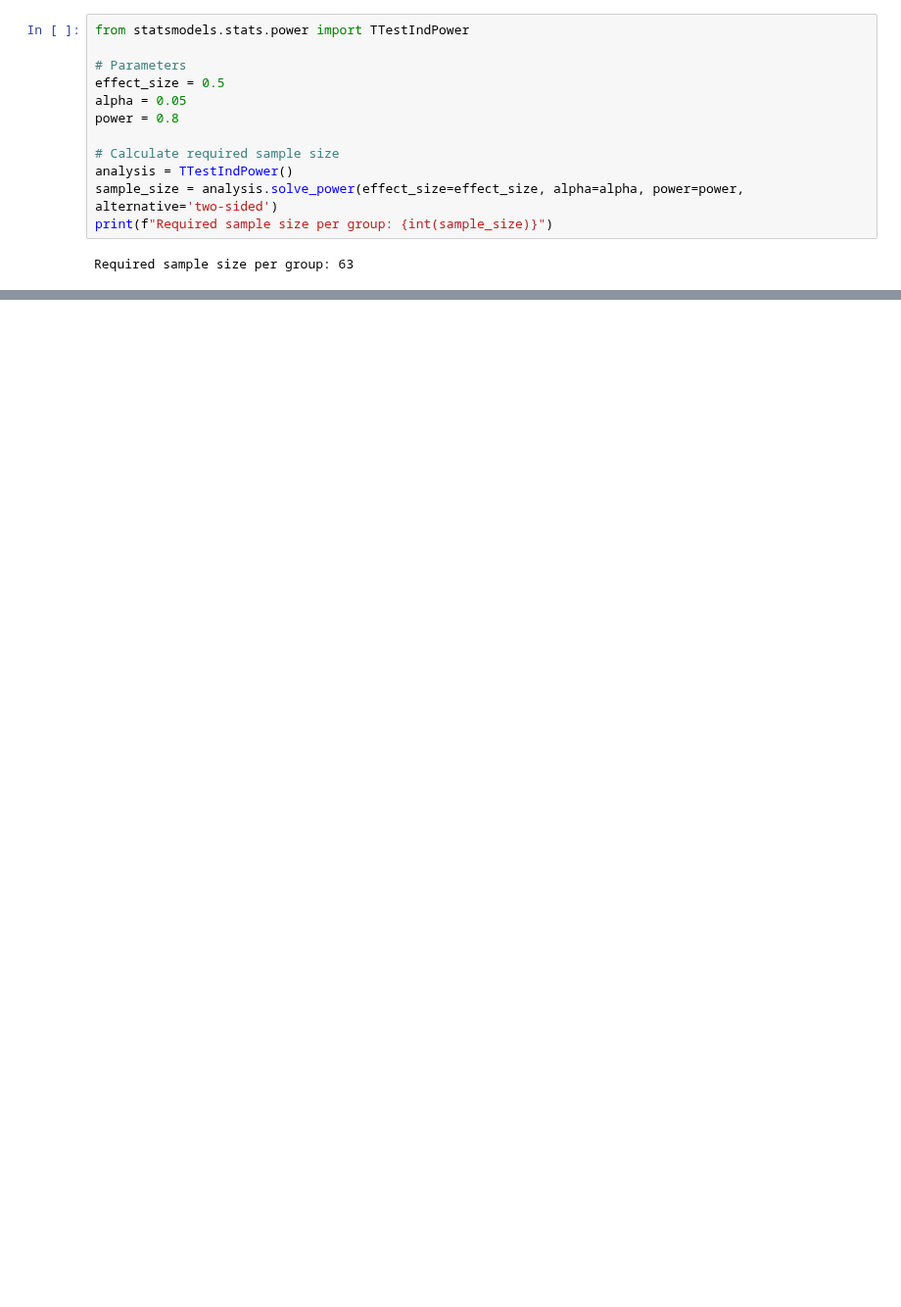
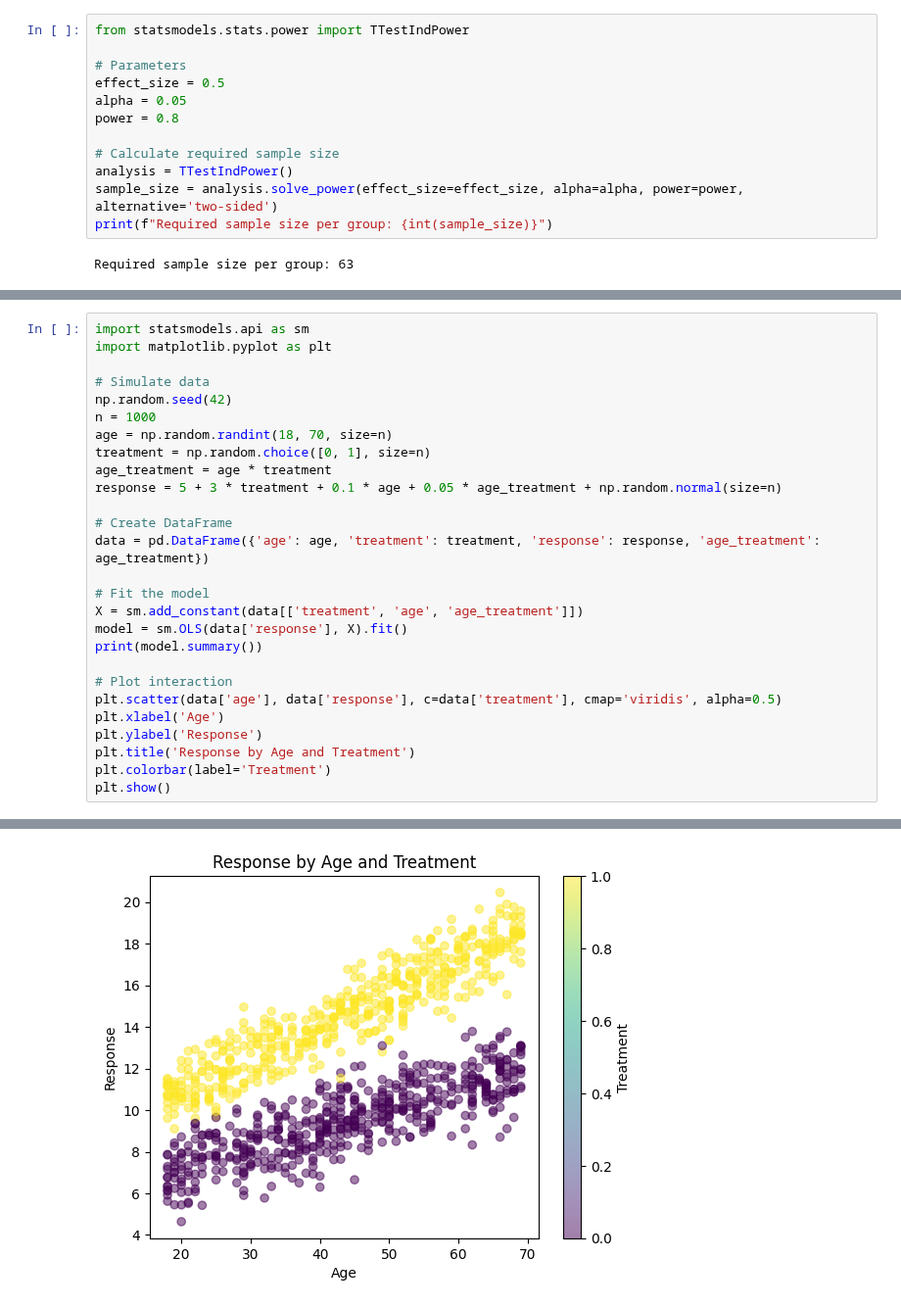
Before and after one commit to dcacciarelli/my-causality-book, a Jupyter notebook: _build/jupyter_execute/notebooks/AB_testing.ipynb, the cells around one changed output, grey strips where cells are left out. Shown at 98% size. Saved outputs shown, nothing was run; the diff lists cells and outputs as text; blank space fills up the shorter version.

```diff
--- a/_build/jupyter_execute/notebooks/AB_testing.ipynb
+++ b/_build/jupyter_execute/notebooks/AB_testing.ipynb
@@ -143,0 +153,28 @@ This example demonstrates how to account for network effects in A/B testing. By
+# %%
+import statsmodels.api as sm
+import matplotlib.pyplot as plt
+
+# Simulate data
+np.random.seed(42)
+n = 1000
+age = np.random.randint(18, 70, size=n)
+treatment = np.random.choice([0, 1], size=n)
+age_treatment = age * treatment
+response = 5 + 3 * treatment + 0.1 * age + 0.05 * age_treatment + np.random.normal(size=n)
+
+# Create DataFrame
+data = pd.DataFrame({'age': age, 'treatment': treatment, 'response': response, 'age_treatment': age_treatment})
+
+# Fit the model
+X = sm.add_constant(data[['treatment', 'age', 'age_treatment']])
+model = sm.OLS(data['response'], X).fit()
+print(model.summary())
+
+# Plot interaction
+plt.scatter(data['age'], data['response'], c=data['treatment'], cmap='viridis', alpha=0.5)
+plt.xlabel('Age')
+plt.ylabel('Response')
+plt.title('Response by Age and Treatment')
+plt.colorbar(label='Treatment')
+plt.show()
+# %% [output]
@@ -143,0 +198 @@ This example demonstrates how to account for network effects in A/B testing. By
+[figure, added]
```
Also changed, not shown: parts of 22 cells of this notebook, 8 other files.
